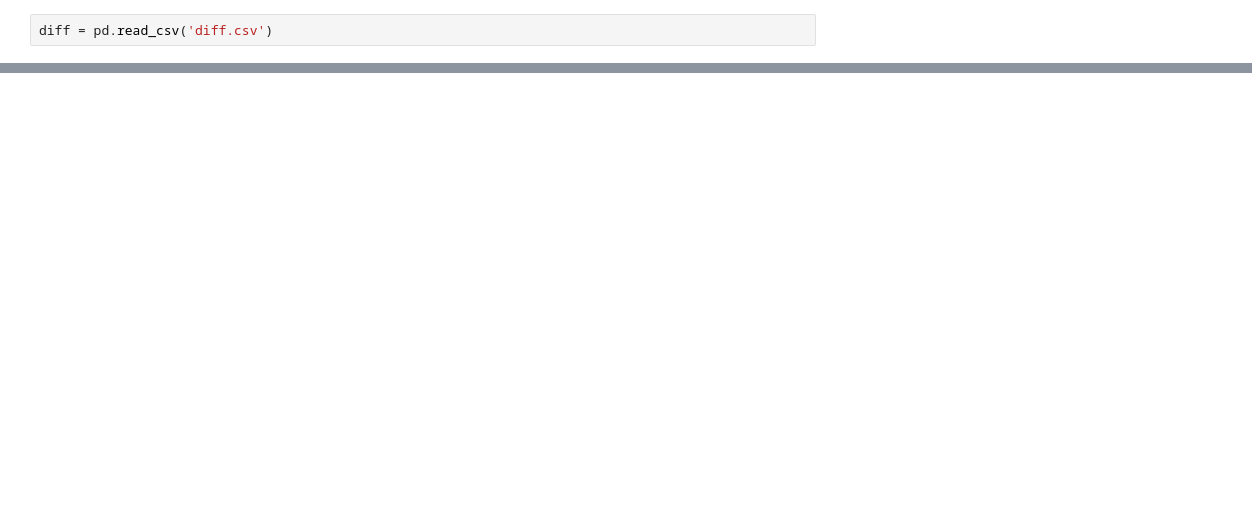
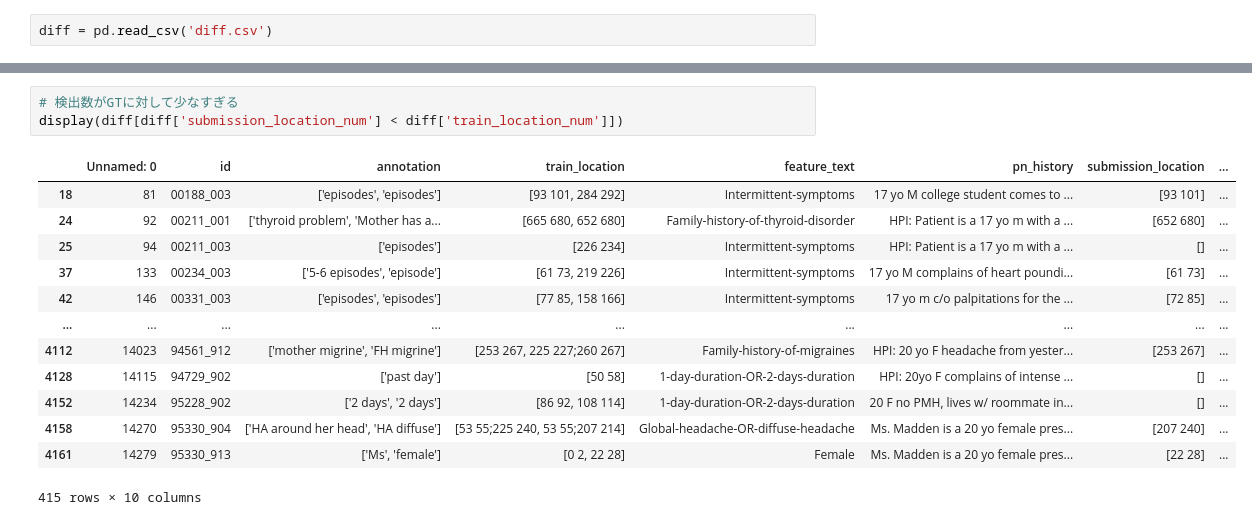
Before and after one commit to ryryrymyg/kaggle_ell, a Jupyter notebook: show_diff.ipynb, the cells around one changed output, grey strips where cells are left out. Cells and saved outputs as stored; diff of their text form; blank space fills up the shorter version.

```diff
--- a/show_diff.ipynb
+++ b/show_diff.ipynb
@@ -20 +67,18 @@ display(diff)
 4164 rows × 10 columns
+# %%
+# 検出数がGTに対して少なすぎる
+display(diff[diff['submission_location_num'] < diff['train_location_num']])
+# %% [output]
+|  | Unnamed: 0 | id | annotation | train_location | feature_text | pn_history | submission_location | ... |
+| 18 | 81 | 00188_003 | ['episodes', 'episodes'] | [93 101, 284 292] | Intermittent-symptoms | 17 yo M college student comes to ... | [93 101] | ... |
+| 24 | 92 | 00211_001 | ['thyroid problem', 'Mother has a... | [665 680, 652 680] | Family-history-of-thyroid-disorder | HPI: Patient is a 17 yo m with a ... | [652 680] | ... |
+| 25 | 94 | 00211_003 | ['episodes'] | [226 234] | Intermittent-symptoms | HPI: Patient is a 17 yo m with a ... | [] | ... |
+| 37 | 133 | 00234_003 | ['5-6 episodes', 'episode'] | [61 73, 219 226] | Intermittent-symptoms | 17 yo M complains of heart poundi... | [61 73] | ... |
+| 42 | 146 | 00331_003 | ['episodes', 'episodes'] | [77 85, 158 166] | Intermittent-symptoms | 17 yo m c/o palpitations for the ... | [72 85] | ... |
+| ... | ... | ... | ... | ... | ... | ... | ... | ... |
+| 4112 | 14023 | 94561_912 | ['mother migrine', 'FH migrine'] | [253 267, 225 227;260 267] | Family-history-of-migraines | HPI: 20 yo F headache from yester... | [253 267] | ... |
+| 4128 | 14115 | 94729_902 | ['past day'] | [50 58] | 1-day-duration-OR-2-days-duration | HPI: 20yo F complains of intense ... | [] | ... |
+| 4152 | 14234 | 95228_902 | ['2 days', '2 days'] | [86 92, 108 114] | 1-day-duration-OR-2-days-duration | 20 F no PMH, lives w/ roommate in... | [] | ... |
+| 4158 | 14270 | 95330_904 | ['HA around her head', 'HA diffuse'] | [53 55;225 240, 53 55;207 214] | Global-headache-OR-diffuse-headache | Ms. Madden is a 20 yo female pres... | [207 240] | ... |
+| 4161 | 14279 | 95330_913 | ['Ms', 'female'] | [0 2, 22 28] | Female | Ms. Madden is a 20 yo female pres... | [22 28] | ... |
+415 rows × 10 columns
```
Also changed, not shown: parts of 7 cells of this notebook.
